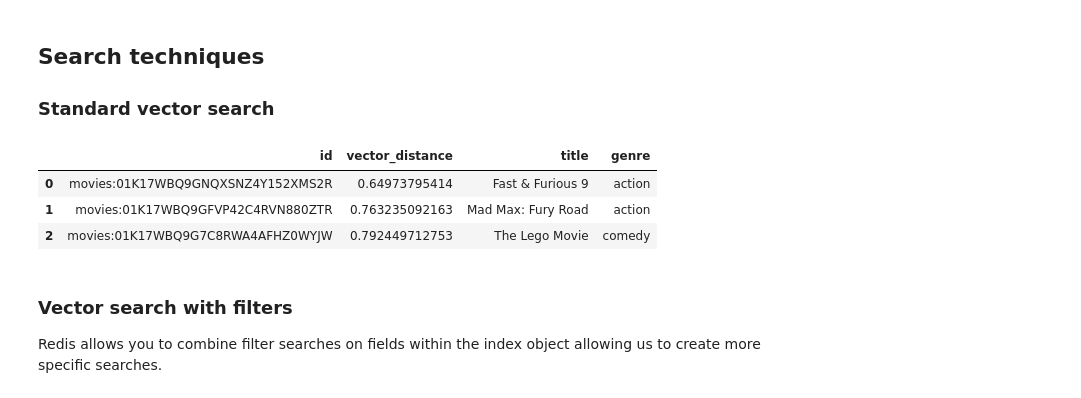
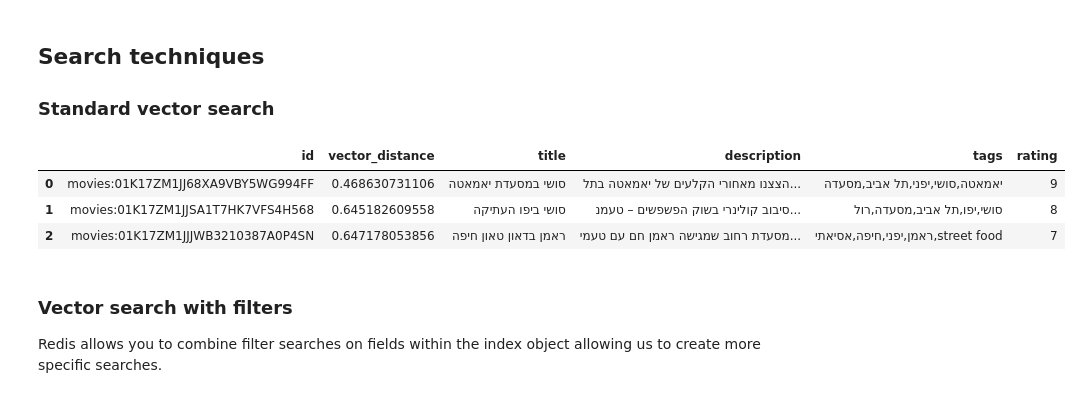
Before and after one commit to Orbitoly/Applied-Deep-Learning, a Jupyter notebook: python-recipes/vector-search/01_redisvl.ipynb, the cells around one changed output. Drawn from its saved outputs; the diff is of its cells as text; code cells hidden in the pictures.

```diff
--- a/python-recipes/vector-search/01_redisvl.ipynb
+++ b/python-recipes/vector-search/01_redisvl.ipynb
@@ -276,26 +516,26 @@ index.load(df.to_dict(orient="records"))
 ### Standard vector search
 # %%
 from redisvl.query import VectorQuery
+from redisvl.query.filter import Tag  # if you want tag filtering later
 
-user_query = "High tech and action packed movie"
-
+user_query = "המבורגר בתל אביב"
 embedded_user_query = hf.embed(user_query)
 
 vec_query = VectorQuery(
     vector=embedded_user_query,
     vector_field_name="vector",
     num_results=3,
-    return_fields=["title", "genre"],
+    return_fields=["title", "description", "tags", "rating"],
     return_score=True,
 )
 
 result = index.query(vec_query)
 pd.DataFrame(result)
 # %% [output]
-|  | id | vector_distance | title | genre |
-| 0 | movies:01K17WBQ9GNQXSNZ4Y152XMS2R | 0.64973795414 | Fast & Furious 9 | action |
-| 1 | movies:01K17WBQ9GFVP42C4RVN880ZTR | 0.763235092163 | Mad Max: Fury Road | action |
-| 2 | movies:01K17WBQ9G7C8RWA4AFHZ0WYJW | 0.792449712753 | The Lego Movie | comedy |
+|  | id | vector_distance | title | description | tags | rating |
+| 0 | movies:01K17ZM1JJ68XA9VBY5WG994FF | 0.468630731106 | סושי במסעדת יאמאטה | הצצנו מאחורי הקלעים של יאמאטה בתל... | יאמאטה,סושי,יפני,תל אביב,מסעדה | 9 |
+| 1 | movies:01K17ZM1JJSA1T7HK7VFS4H568 | 0.645182609558 | סושי ביפו העתיקה | סיבוב קולינרי בשוק הפשפשים – טעמנ... | סושי,יפו,תל אביב,מסעדה,רול | 8 |
+| 2 | movies:01K17ZM1JJJWB3210387A0P4SN | 0.647178053856 | ראמן בדאון טאון חיפה | מסעדת רחוב שמגישה ראמן חם עם טעמי... | ראמן,יפני,חיפה,אסיאתי,street food | 7 |
 # %% [markdown]
 ### Vector search with filters
 
```
Also changed, not shown: parts of 15 cells of this notebook.
